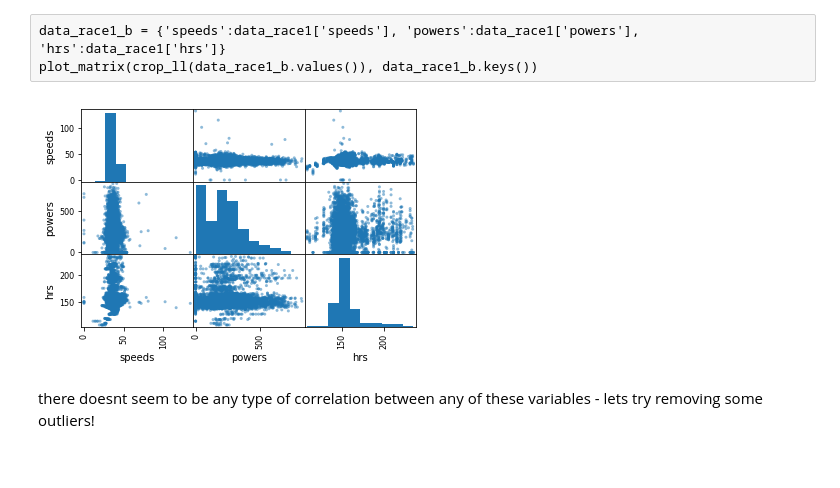
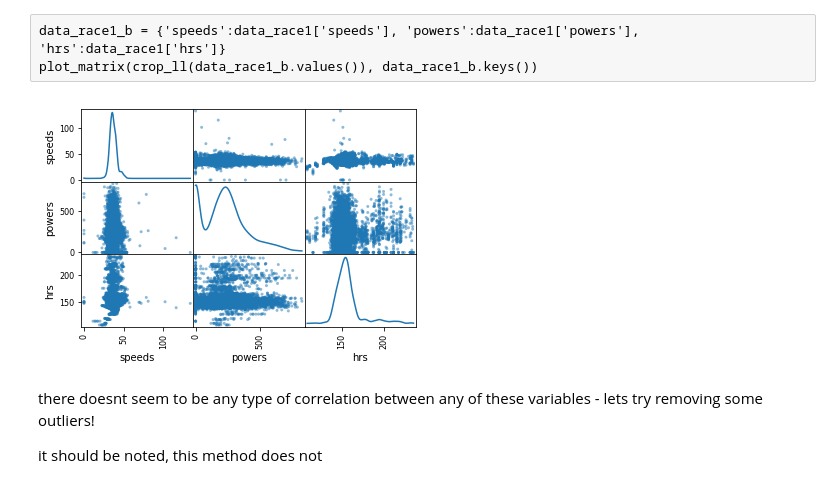
Before and after one commit to hixan/Comp257-project1, a Jupyter notebook: analysis.ipynb, the cells around one changed output. Cells and saved outputs as stored; diff of their text form; code cells hidden in the pictures.

```diff
--- a/analysis.ipynb
+++ b/analysis.ipynb
@@ -68,5 +69,4 @@ plot_values = map(lambda x:x[:length], plot_values)
 plot_headings = 'speeds', 'powers', 'atemps', 'hrs', 'cads', 'longs', 'lats', 'elevs'
 
 data_race1 = dict(zip(plot_headings, plot_values))
-race1 = pd.DataFrame(data_race1)
-race1.head()
+race1 = pd.DataFrame(copy(data_race1))
@@ -135,9 +128,11 @@ this plot is not very useful as the individual plots are so small, so we will on
 data_race1_b = {'speeds':data_race1['speeds'], 'powers':data_race1['powers'], 'hrs':data_race1['hrs']}
 plot_matrix(crop_ll(data_race1_b.values()), data_race1_b.keys())
 # %%
-pd.plotting.scatter_matrix(race1[['speeds','powers','hrs']])
+pd.plotting.scatter_matrix(race1[['speeds','powers','hrs']], diagonal='kde')
 plt.show()
 # %% [output]
-[figure, old version]
+[figure, new version]
 # %% [markdown]
 there doesnt seem to be any type of correlation between any of these variables - lets try removing some outliers!
+
+it should be noted, this method does not
```
Also changed, not shown: parts of 9 cells of this notebook.
